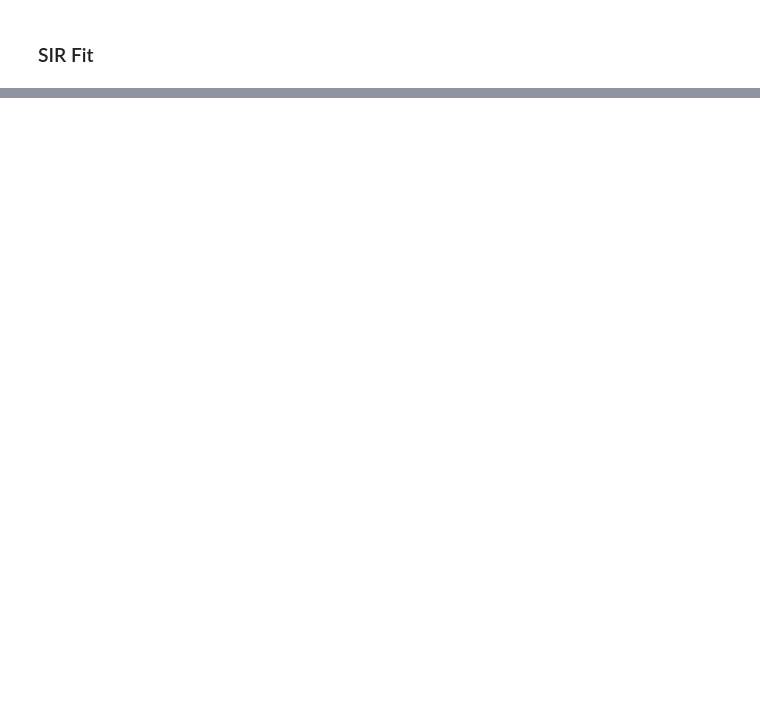
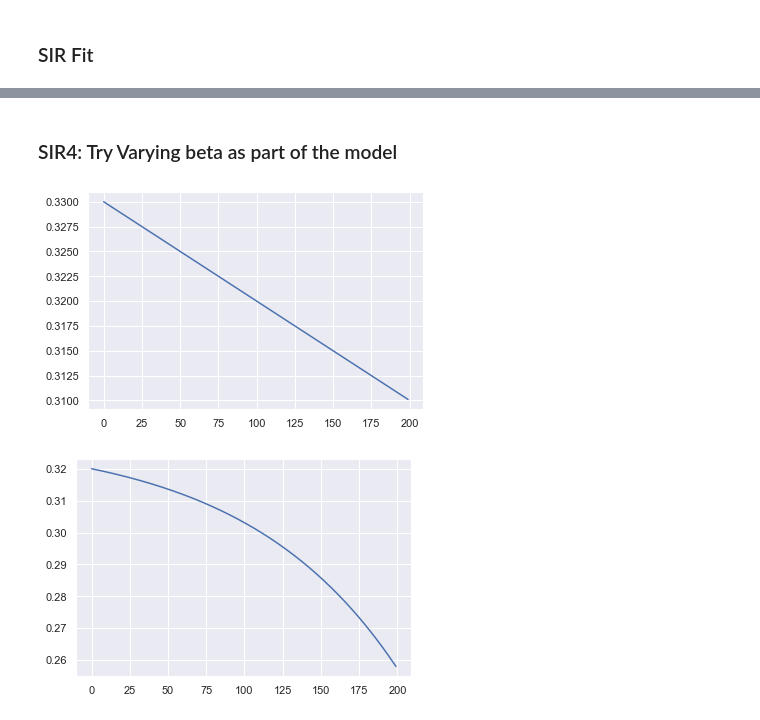
Before and after one commit to DrSkippy/2020covid19, a Jupyter notebook: SIR Fits.ipynb, the cells around one changed output, grey strips where cells are left out. Drawn from its saved outputs; the diff is of its cells as text; code cells hidden in the pictures; blank space fills up the shorter version.

```diff
--- a/SIR Fits.ipynb
+++ b/SIR Fits.ipynb
@@ -88,0 +95,17 @@ Estimated initial infection was order of 1,566 poeple
+# %% [markdown]
+### SIR4: Try Varying beta as part of the model
+# %%
+def g(alpha, beta0, t):
+    return beta0 - alpha * t
+
+def h(alpha, beta0, t):
+    return beta0 - np.log(alpha) * alpha ** t
+
+t = np.arange(0, 200, 1)
+plt.plot(t, g(.0001, .33, t))
+plt.show()
+plt.plot(t, h(1.01, .33, t))
+plt.show()
+# %% [output]
+[figure, added]
+[figure, added]
```
Also changed, not shown: parts of 7 cells of this notebook, 1 other file.
